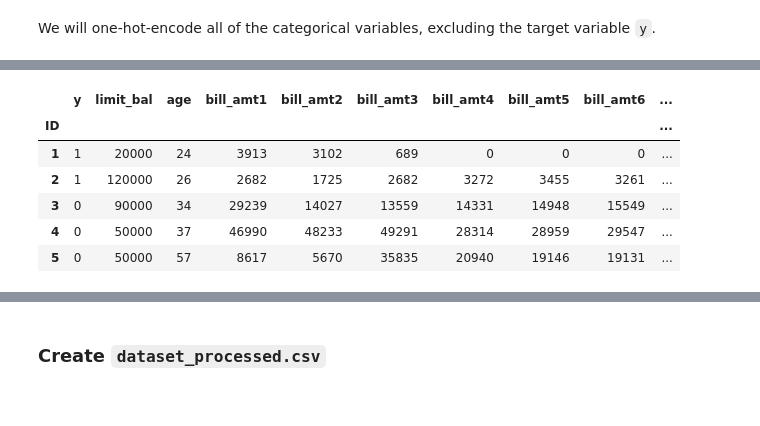
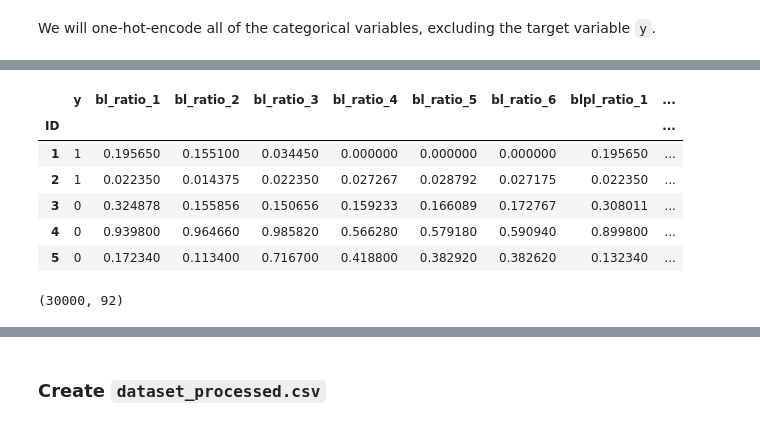
Before and after one commit to zkneupper/Default-Prediction-Capstone, a Jupyter notebook: notebooks/Feature-Engineering.ipynb, the cells around one changed output, grey strips where cells are left out. Cells and saved outputs as stored; diff of their text form; code cells hidden in the pictures.

```diff
--- a/notebooks/Feature-Engineering.ipynb
+++ b/notebooks/Feature-Engineering.ipynb
@@ -266,0 +183,11 @@ df_interim.shape
+# %%
+def new_log1p(x):
+    if x < 0:
+        output = 0
+    else:
+        output = np.log1p(x)
+    return output
+# %%
+for col in new_log1p_list:
+    new_col = col + '_log'
+    df_interim[new_col] = df_interim[col].apply(new_log1p)
@@ -266,0 +196,19 @@ df_interim.shape
+# %%
+drop_list = ['limit_bal',
+             'age',
+             'bill_amt1',
+             'bill_amt2',
+             'bill_amt3',
+             'bill_amt4',
+             'bill_amt5',
+             'bill_amt6',
+             'pay_amt1',
+             'pay_amt2',
+             'pay_amt3',
+             'pay_amt4',
+             'pay_amt5',
+             'pay_amt6']
+# %%
+df_interim.drop(drop_list,
+                axis=1,
+                inplace=True)
@@ -334,15 +248,21 @@ dtype: object
 # %%
 # One-hot-encode the categorical variables
-df_interim = pd.get_dummies(df_interim, columns=categorical_vars)
+df_interim = pd.get_dummies(df_interim,
+                            columns=categorical_vars,
+                            drop_first=True)
 df_interim.head()
 # %% [output]
-|  | y | limit_bal | age | bill_amt1 | bill_amt2 | bill_amt3 | bill_amt4 | bill_amt5 | bill_amt6 | ... |
-| ID |  |  |  |  |  |  |  |  |  | ... |
-| 1 | 1 | 20000 | 24 | 3913 | 3102 | 689 | 0 | 0 | 0 | ... |
-| 2 | 1 | 120000 | 26 | 2682 | 1725 | 2682 | 3272 | 3455 | 3261 | ... |
-| 3 | 0 | 90000 | 34 | 29239 | 14027 | 13559 | 14331 | 14948 | 15549 | ... |
-| 4 | 0 | 50000 | 37 | 46990 | 48233 | 49291 | 28314 | 28959 | 29547 | ... |
-| 5 | 0 | 50000 | 57 | 8617 | 5670 | 35835 | 20940 | 19146 | 19131 | ... |
+|  | y | bl_ratio_1 | bl_ratio_2 | bl_ratio_3 | bl_ratio_4 | bl_ratio_5 | bl_ratio_6 | blpl_ratio_1 | ... |
+| ID |  |  |  |  |  |  |  |  | ... |
+| 1 | 1 | 0.195650 | 0.155100 | 0.034450 | 0.000000 | 0.000000 | 0.000000 | 0.195650 | ... |
+| 2 | 1 | 0.022350 | 0.014375 | 0.022350 | 0.027267 | 0.028792 | 0.027175 | 0.022350 | ... |
+| 3 | 0 | 0.324878 | 0.155856 | 0.150656 | 0.159233 | 0.166089 | 0.172767 | 0.308011 | ... |
+| 4 | 0 | 0.939800 | 0.964660 | 0.985820 | 0.566280 | 0.579180 | 0.590940 | 0.899800 | ... |
+| 5 | 0 | 0.172340 | 0.113400 | 0.716700 | 0.418800 | 0.382920 | 0.382620 | 0.132340 | ... |
+# %%
+df_interim.shape
+# %% [output]
+(30000, 92)
 # %%
 df_interim.shape
 # %% [output]
```
Also changed, not shown: parts of 38 cells of this notebook, 8 other files.
